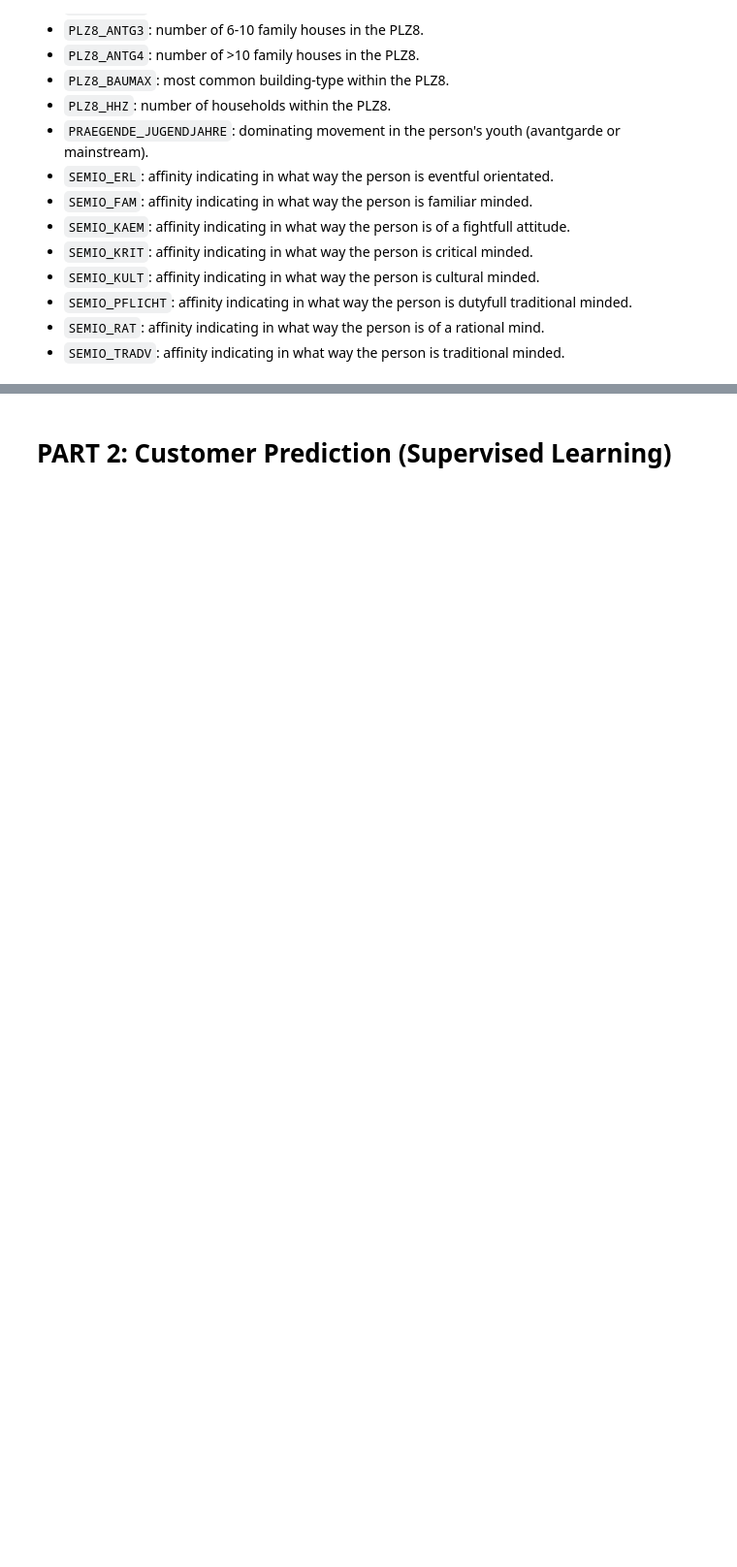
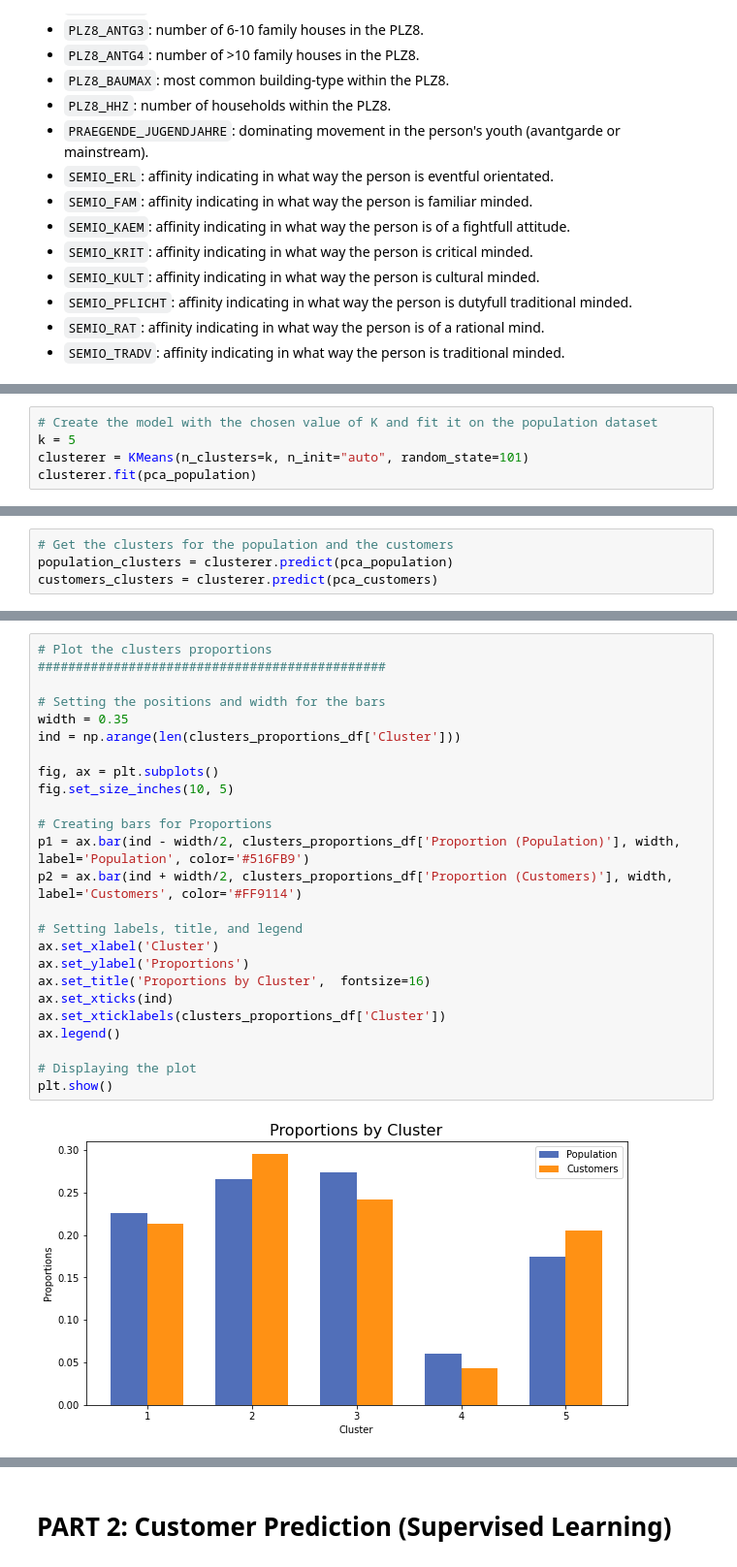
Before and after one commit to bruno-f7s/portfolio, a Jupyter notebook: arvarto-customer-segmentation/02-model-development.ipynb, the cells around one changed output, grey strips where cells are left out. Shown: that part at 97% size. Cells and saved outputs as stored; diff of their text form; blank space fills up the shorter version.

```diff
--- a/arvarto-customer-segmentation/02-model-development.ipynb
+++ b/arvarto-customer-segmentation/02-model-development.ipynb
@@ -279,0 +415,5 @@ plt.show()
+# %%
+# Create the model with the chosen value of K and fit it on the population dataset
+k = 5
+clusterer = KMeans(n_clusters=k, n_init="auto", random_state=101)
+clusterer.fit(pca_population)
@@ -279,0 +422,4 @@ plt.show()
+# %%
+# Get the clusters for the population and the customers
+population_clusters = clusterer.predict(pca_population)
+customers_clusters = clusterer.predict(pca_customers)
@@ -279,0 +459,27 @@ plt.show()
+# %%
+# Plot the clusters proportions
+##############################################
+
+# Setting the positions and width for the bars
+width = 0.35
+ind = np.arange(len(clusters_proportions_df['Cluster']))
+
+fig, ax = plt.subplots()
+fig.set_size_inches(10, 5)
+
+# Creating bars for Proportions
+p1 = ax.bar(ind - width/2, clusters_proportions_df['Proportion (Population)'], width, label='Population', color='#516FB9')
+p2 = ax.bar(ind + width/2, clusters_proportions_df['Proportion (Customers)'], width, label='Customers', color='#FF9114')
+
+# Setting labels, title, and legend
+ax.set_xlabel('Cluster')
+ax.set_ylabel('Proportions')
+ax.set_title('Proportions by Cluster',  fontsize=16)
+ax.set_xticks(ind)
+ax.set_xticklabels(clusters_proportions_df['Cluster'])
+ax.legend()
+
+# Displaying the plot
+plt.show()
+# %% [output]
+[figure, added]
```
Also changed, not shown: parts of 31 cells of this notebook, 1 other file.
